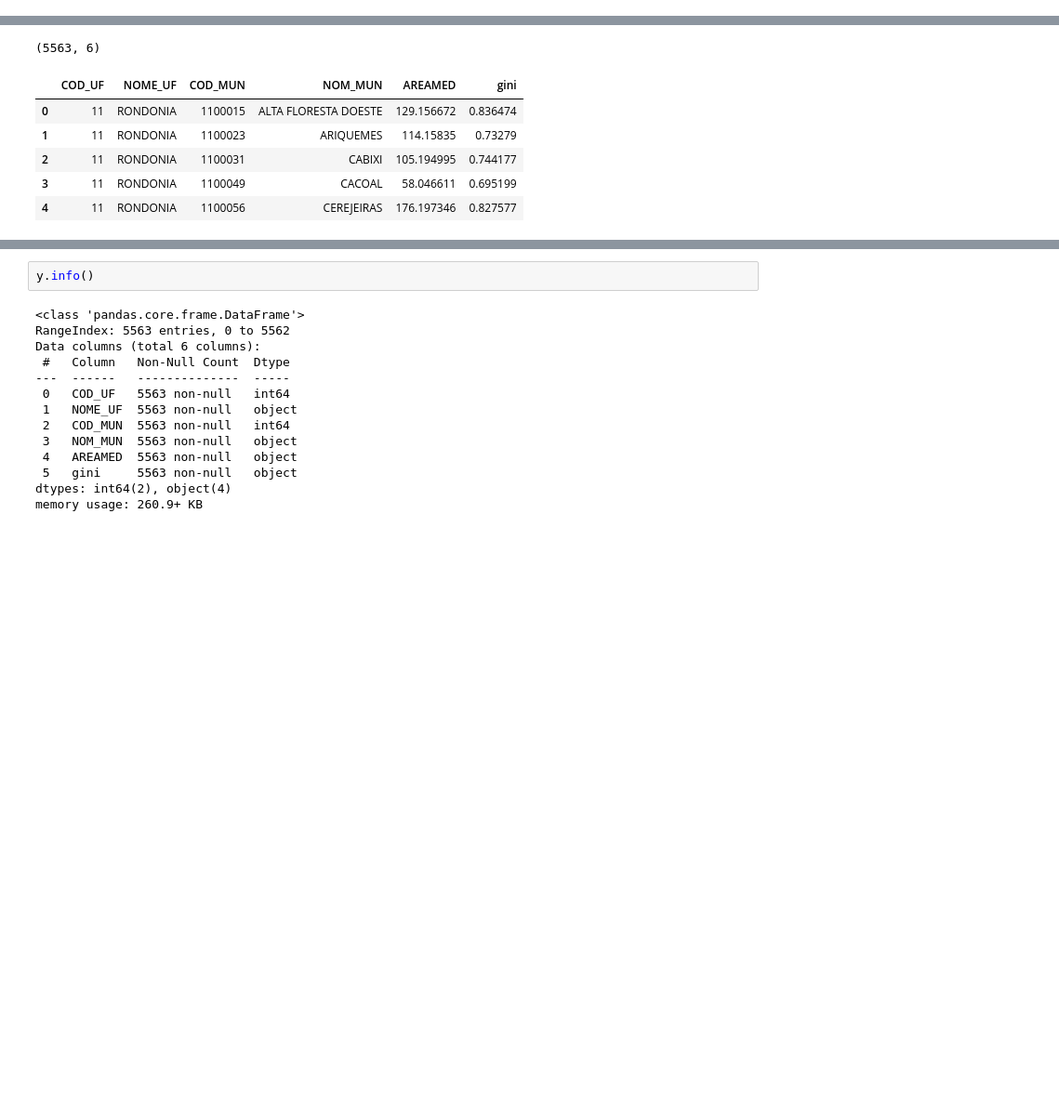
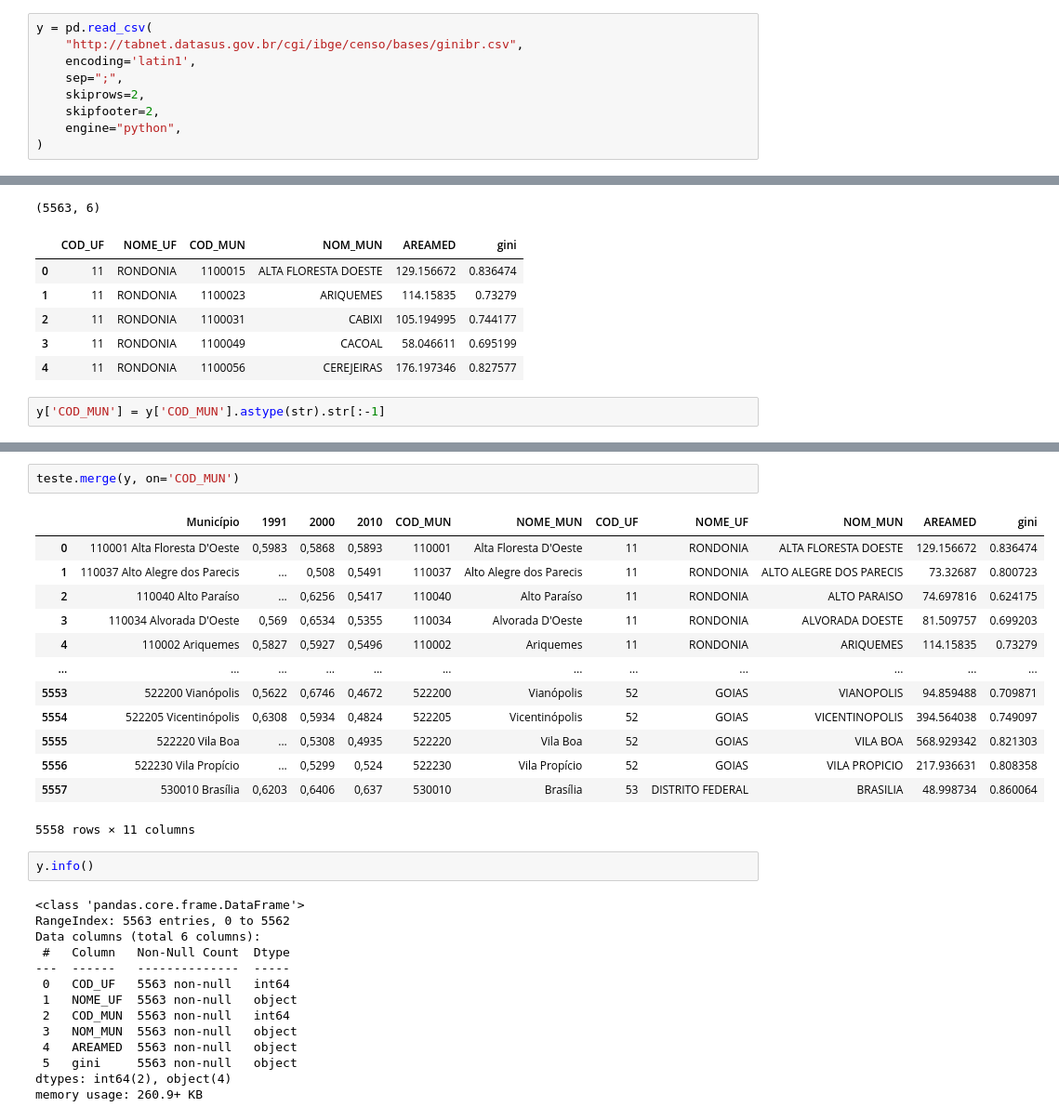
Before and after one commit to odxone/imil_agro_anexo, a Jupyter notebook: nbs/nb_60-preprocessing.ipynb, the cells around one changed output, grey strips where cells are left out. Shown at 93% size. Drawn from its saved outputs; the diff is of its cells as text; blank space fills up the shorter version.

```diff
--- a/nbs/nb_60-preprocessing.ipynb
+++ b/nbs/nb_60-preprocessing.ipynb
@@ -43,0 +26,9 @@ teste = pd.read_excel(
+# %%
+y = pd.read_csv(
+    "http://tabnet.datasus.gov.br/cgi/ibge/censo/bases/ginibr.csv",
+    encoding='latin1',
+    sep=";",
+    skiprows=2,
+    skipfooter=2,
+    engine="python",
+)
@@ -169,3 +173,5 @@ y.head()
 | 2 | 11 | RONDONIA | 1100031 | CABIXI | 105.194995 | 0.744177 |
 | 3 | 11 | RONDONIA | 1100049 | CACOAL | 58.046611 | 0.695199 |
 | 4 | 11 | RONDONIA | 1100056 | CEREJEIRAS | 176.197346 | 0.827577 |
+# %%
+y['COD_MUN'] = y['COD_MUN'].astype(str).str[:-1]
@@ -172,3 +187,19 @@ y.head()
+# %%
+teste.merge(y, on='COD_MUN')
+# %% [output]
+|  | Município | 1991 | 2000 | 2010 | COD_MUN | NOME_MUN | COD_UF | NOME_UF | NOM_MUN | AREAMED | gini |
+| 0 | 110001 Alta Floresta D'Oeste | 0,5983 | 0,5868 | 0,5893 | 110001 | Alta Floresta D'Oeste | 11 | RONDONIA | ALTA FLORESTA DOESTE | 129.156672 | 0.836474 |
+| 1 | 110037 Alto Alegre dos Parecis | ... | 0,508 | 0,5491 | 110037 | Alto Alegre dos Parecis | 11 | RONDONIA | ALTO ALEGRE DOS PARECIS | 73.32687 | 0.800723 |
+| 2 | 110040 Alto Paraíso | ... | 0,6256 | 0,5417 | 110040 | Alto Paraíso | 11 | RONDONIA | ALTO PARAISO | 74.697816 | 0.624175 |
+| 3 | 110034 Alvorada D'Oeste | 0,569 | 0,6534 | 0,5355 | 110034 | Alvorada D'Oeste | 11 | RONDONIA | ALVORADA DOESTE | 81.509757 | 0.699203 |
+| 4 | 110002 Ariquemes | 0,5827 | 0,5927 | 0,5496 | 110002 | Ariquemes | 11 | RONDONIA | ARIQUEMES | 114.15835 | 0.73279 |
+| ... | ... | ... | ... | ... | ... | ... | ... | ... | ... | ... | ... |
+| 5553 | 522200 Vianópolis | 0,5622 | 0,6746 | 0,4672 | 522200 | Vianópolis | 52 | GOIAS | VIANOPOLIS | 94.859488 | 0.709871 |
+| 5554 | 522205 Vicentinópolis | 0,6308 | 0,5934 | 0,4824 | 522205 | Vicentinópolis | 52 | GOIAS | VICENTINOPOLIS | 394.564038 | 0.749097 |
+| 5555 | 522220 Vila Boa | ... | 0,5308 | 0,4935 | 522220 | Vila Boa | 52 | GOIAS | VILA BOA | 568.929342 | 0.821303 |
+| 5556 | 522230 Vila Propício | ... | 0,5299 | 0,524 | 522230 | Vila Propício | 52 | GOIAS | VILA PROPICIO | 217.936631 | 0.808358 |
+| 5557 | 530010 Brasília | 0,6203 | 0,6406 | 0,637 | 530010 | Brasília | 53 | DISTRITO FEDERAL | BRASILIA | 48.998734 | 0.860064 |
+5558 rows × 11 columns
 # %%
 y.info()
 # %% [output]
```
Also changed, not shown: parts of 15 cells of this notebook, 1 other file.
